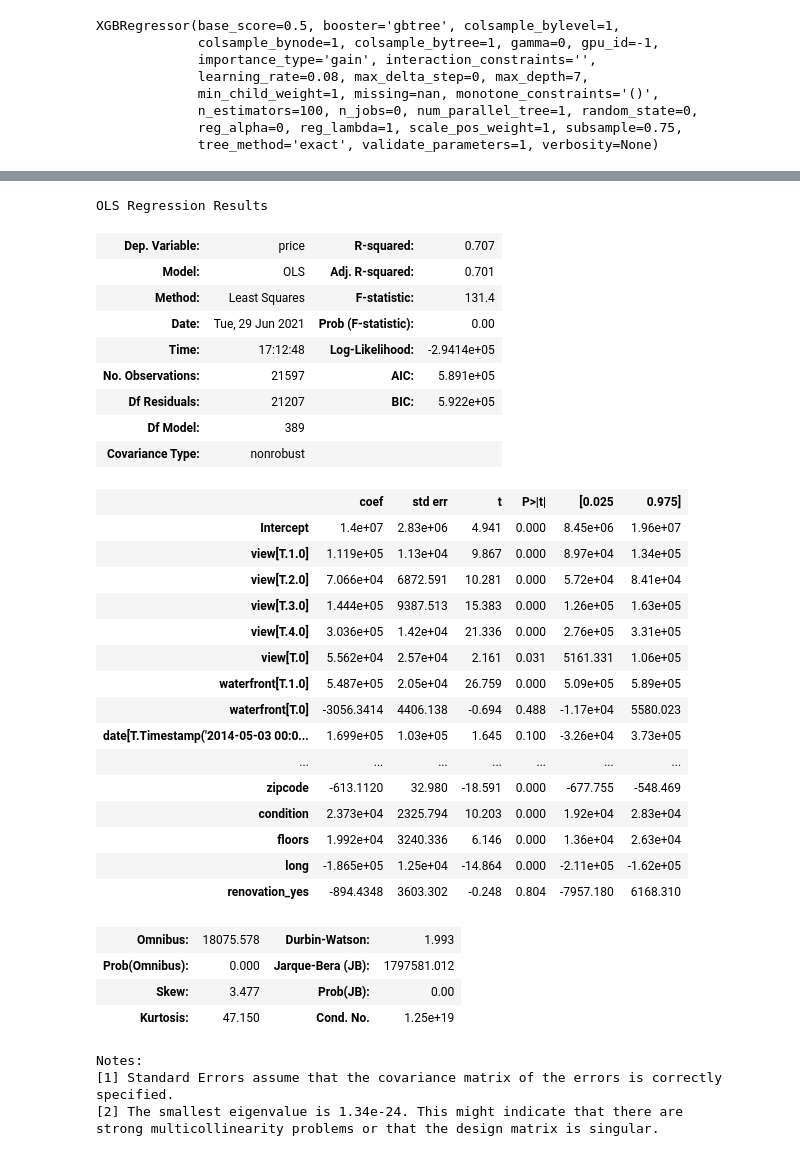
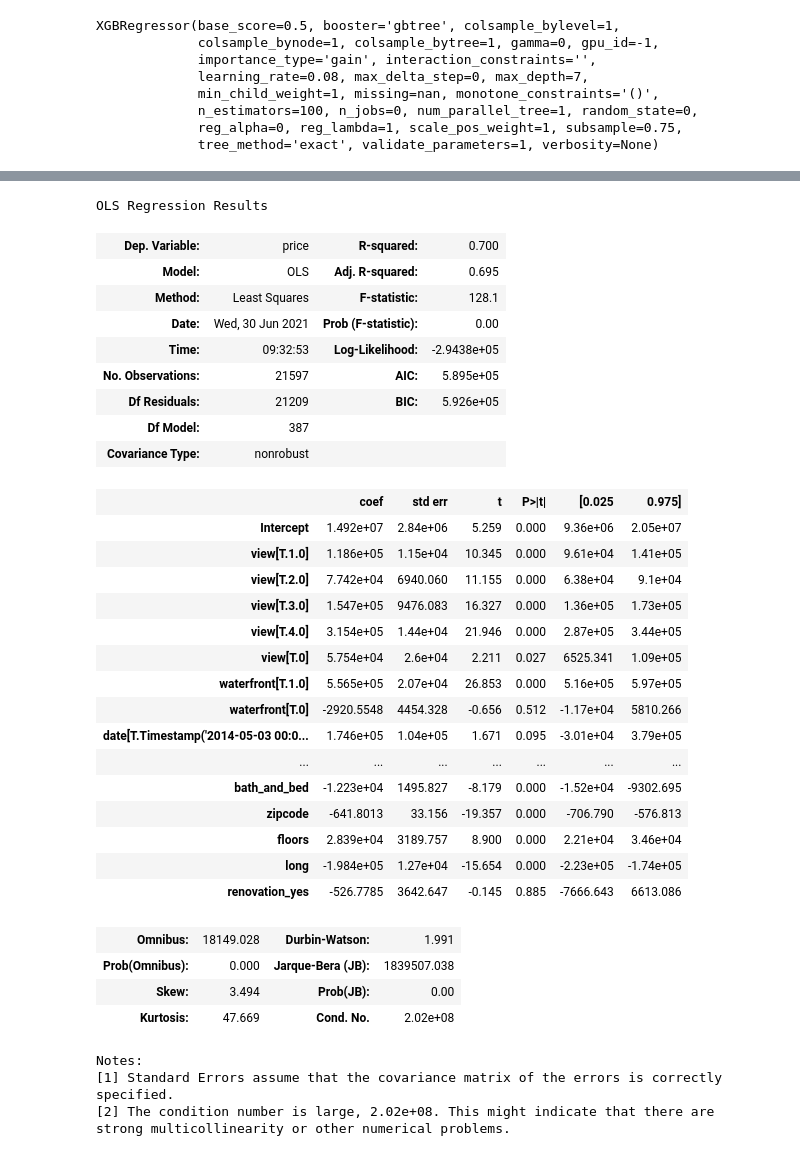
Before and after one commit to jnhoogstra/bsc-phase-two-project, a Jupyter notebook: notebooks/exploratory/lorin/Housing data.ipynb, the cells around one changed output, grey strips where cells are left out. Cells and saved outputs as stored; diff of their text form; code cells hidden in the pictures.

```diff
--- a/notebooks/exploratory/lorin/Housing data.ipynb
+++ b/notebooks/exploratory/lorin/Housing data.ipynb
@@ -769,42 +790,42 @@ df['view'] = df['view'].fillna(0)
 # %%
 df.date = df.date.apply(pd.Timestamp)
 # %%
-f = 'price ~ sqft_living + grade + bathrooms + bedrooms + view + lat + yr_built + bath_and_bed + zipcode + condition + floors + long + waterfront + date + renovation_yes'
+f = 'price ~ sqft_living + grade + view + lat + yr_built + bath_and_bed + zipcode + floors + long + waterfront + date + renovation_yes'
 model = ols(formula=f, data=df).fit()
 model.summary()
 # %% [output]
 OLS Regression Results
-| Dep. Variable: | price | R-squared: | 0.707 |
-| Model: | OLS | Adj. R-squared: | 0.701 |
-| Method: | Least Squares | F-statistic: | 131.4 |
-| Date: | Tue, 29 Jun 2021 | Prob (F-statistic): | 0.00 |
-| Time: | 17:12:48 | Log-Likelihood: | -2.9414e+05 |
-| No. Observations: | 21597 | AIC: | 5.891e+05 |
-| Df Residuals: | 21207 | BIC: | 5.922e+05 |
-| Df Model: | 389 |  |  |
+| Dep. Variable: | price | R-squared: | 0.700 |
+| Model: | OLS | Adj. R-squared: | 0.695 |
+| Method: | Least Squares | F-statistic: | 128.1 |
+| Date: | Wed, 30 Jun 2021 | Prob (F-statistic): | 0.00 |
+| Time: | 09:32:53 | Log-Likelihood: | -2.9438e+05 |
+| No. Observations: | 21597 | AIC: | 5.895e+05 |
+| Df Residuals: | 21209 | BIC: | 5.926e+05 |
+| Df Model: | 387 |  |  |
 | Covariance Type: | nonrobust |  |  |
 |  | coef | std err | t | P>|t| | [0.025 | 0.975] |
-| Intercept | 1.4e+07 | 2.83e+06 | 4.941 | 0.000 | 8.45e+06 | 1.96e+07 |
-| view[T.1.0] | 1.119e+05 | 1.13e+04 | 9.867 | 0.000 | 8.97e+04 | 1.34e+05 |
-| view[T.2.0] | 7.066e+04 | 6872.591 | 10.281 | 0.000 | 5.72e+04 | 8.41e+04 |
-| view[T.3.0] | 1.444e+05 | 9387.513 | 15.383 | 0.000 | 1.26e+05 | 1.63e+05 |
-| view[T.4.0] | 3.036e+05 | 1.42e+04 | 21.336 | 0.000 | 2.76e+05 | 3.31e+05 |
-| view[T.0] | 5.562e+04 | 2.57e+04 | 2.161 | 0.031 | 5161.331 | 1.06e+05 |
-| waterfront[T.1.0] | 5.487e+05 | 2.05e+04 | 26.759 | 0.000 | 5.09e+05 | 5.89e+05 |
-| waterfront[T.0] | -3056.3414 | 4406.138 | -0.694 | 0.488 | -1.17e+04 | 5580.023 |
-| date[T.Timestamp('2014-05-03 00:0... | 1.699e+05 | 1.03e+05 | 1.645 | 0.100 | -3.26e+04 | 3.73e+05 |
+| Intercept | 1.492e+07 | 2.84e+06 | 5.259 | 0.000 | 9.36e+06 | 2.05e+07 |
+| view[T.1.0] | 1.186e+05 | 1.15e+04 | 10.345 | 0.000 | 9.61e+04 | 1.41e+05 |
+| view[T.2.0] | 7.742e+04 | 6940.060 | 11.155 | 0.000 | 6.38e+04 | 9.1e+04 |
+| view[T.3.0] | 1.547e+05 | 9476.083 | 16.327 | 0.000 | 1.36e+05 | 1.73e+05 |
+| view[T.4.0] | 3.154e+05 | 1.44e+04 | 21.946 | 0.000 | 2.87e+05 | 3.44e+05 |
+| view[T.0] | 5.754e+04 | 2.6e+04 | 2.211 | 0.027 | 6525.341 | 1.09e+05 |
+| waterfront[T.1.0] | 5.565e+05 | 2.07e+04 | 26.853 | 0.000 | 5.16e+05 | 5.97e+05 |
+| waterfront[T.0] | -2920.5548 | 4454.328 | -0.656 | 0.512 | -1.17e+04 | 5810.266 |
+| date[T.Timestamp('2014-05-03 00:0... | 1.746e+05 | 1.04e+05 | 1.671 | 0.095 | -3.01e+04 | 3.79e+05 |
 | ... | ... | ... | ... | ... | ... | ... |
-| zipcode | -613.1120 | 32.980 | -18.591 | 0.000 | -677.755 | -548.469 |
-| condition | 2.373e+04 | 2325.794 | 10.203 | 0.000 | 1.92e+04 | 2.83e+04 |
-| floors | 1.992e+04 | 3240.336 | 6.146 | 0.000 | 1.36e+04 | 2.63e+04 |
-| long | -1.865e+05 | 1.25e+04 | -14.864 | 0.000 | -2.11e+05 | -1.62e+05 |
-| renovation_yes | -894.4348 | 3603.302 | -0.248 | 0.804 | -7957.180 | 6168.310 |
+| bath_and_bed | -1.223e+04 | 1495.827 | -8.179 | 0.000 | -1.52e+04 | -9302.695 |
+| zipcode | -641.8013 | 33.156 | -19.357 | 0.000 | -706.790 | -576.813 |
+| floors | 2.839e+04 | 3189.757 | 8.900 | 0.000 | 2.21e+04 | 3.46e+04 |
+| long | -1.984e+05 | 1.27e+04 | -15.654 | 0.000 | -2.23e+05 | -1.74e+05 |
+| renovation_yes | -526.7785 | 3642.647 | -0.145 | 0.885 | -7666.643 | 6613.086 |
-| Omnibus: | 18075.578 | Durbin-Watson: | 1.993 |
-| Prob(Omnibus): | 0.000 | Jarque-Bera (JB): | 1797581.012 |
-| Skew: | 3.477 | Prob(JB): | 0.00 |
-| Kurtosis: | 47.150 | Cond. No. | 1.25e+19 |
+| Omnibus: | 18149.028 | Durbin-Watson: | 1.991 |
+| Prob(Omnibus): | 0.000 | Jarque-Bera (JB): | 1839507.038 |
+| Skew: | 3.494 | Prob(JB): | 0.00 |
+| Kurtosis: | 47.669 | Cond. No. | 2.02e+08 |
 Notes:
 [1] Standard Errors assume that the covariance matrix of the errors is correctly specified.
-[2] The smallest eigenvalue is 1.34e-24. This might indicate that there are
-strong multicollinearity problems or that the design matrix is singular.
+[2] The condition number is large, 2.02e+08. This might indicate that there are
+strong multicollinearity or other numerical problems.
 # %%
```
Also changed, not shown: parts of 17 cells of this notebook, 1 other file.
